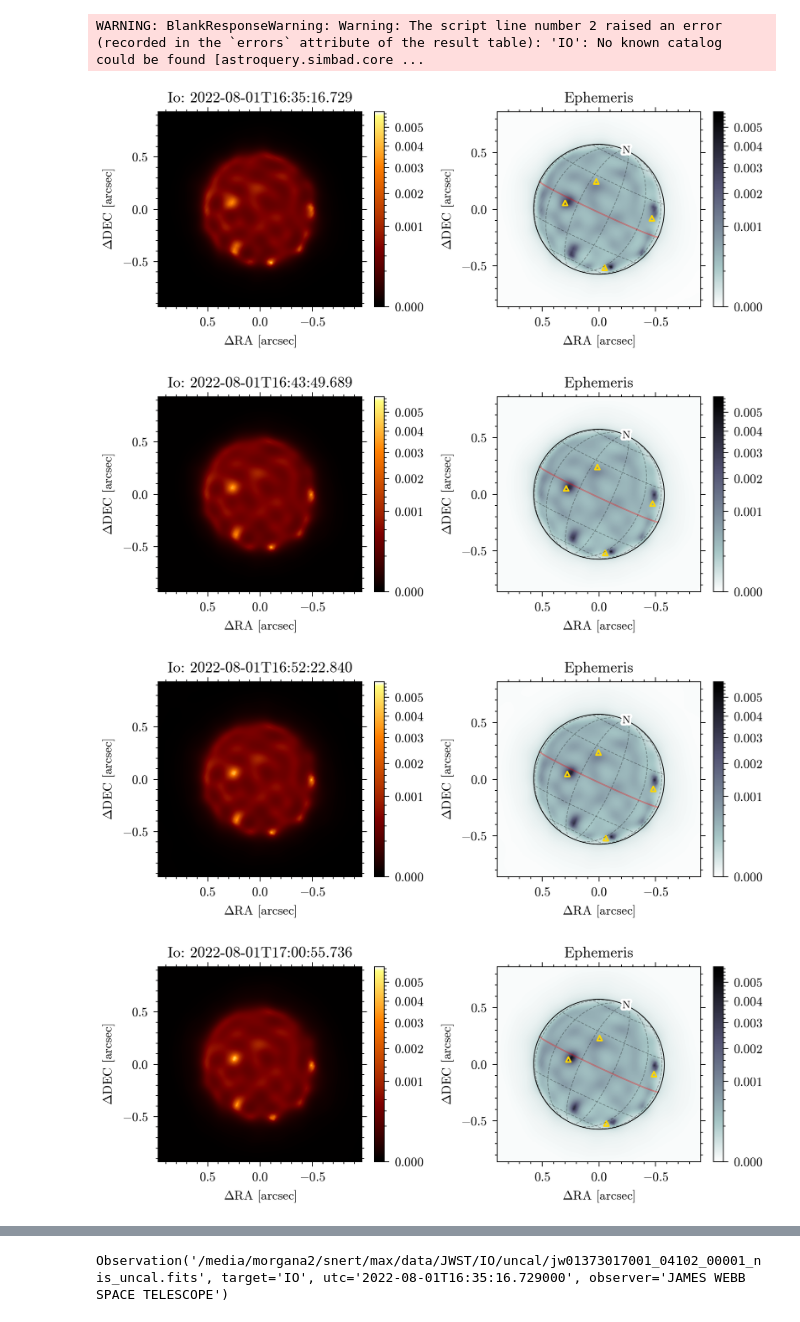
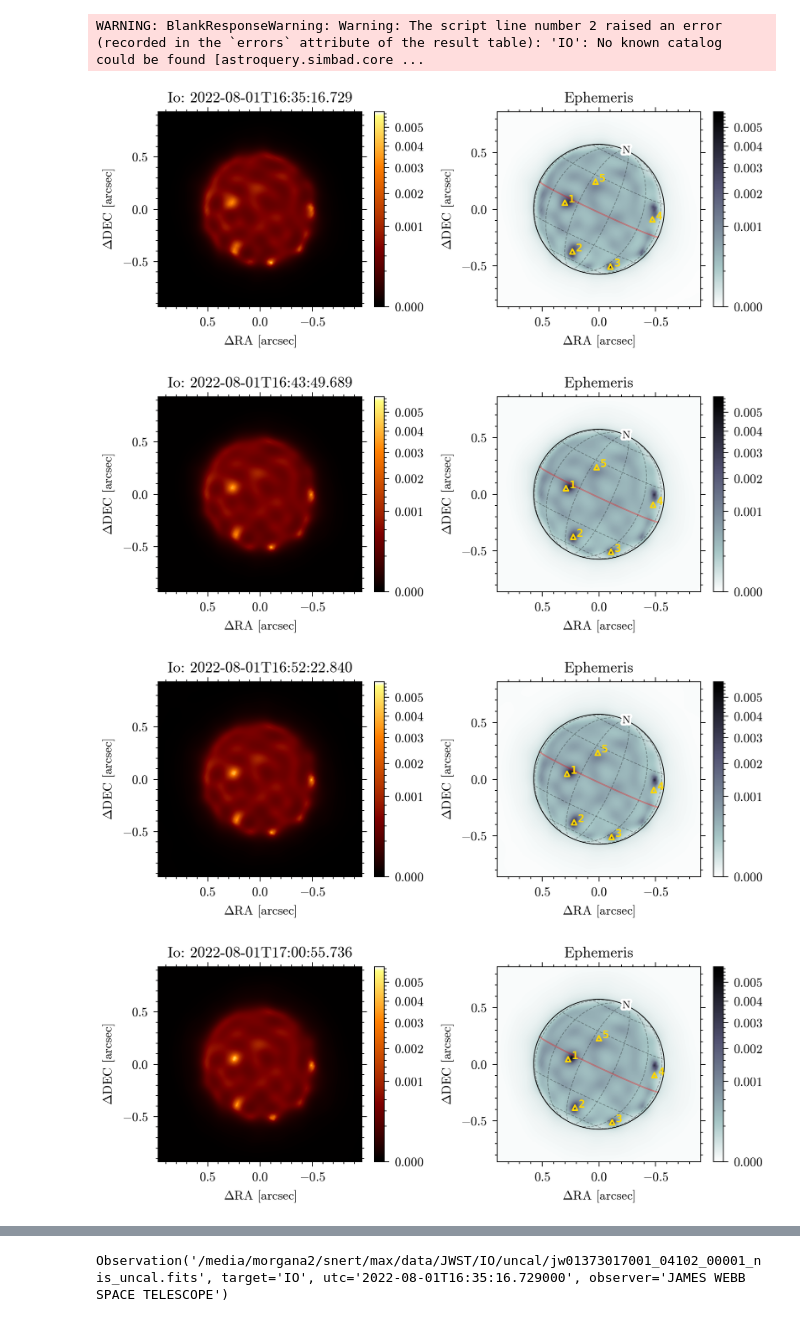
Before and after one commit to maxecharles/dorito_notebooks, a Jupyter notebook: io_ephemeris.ipynb, the cells around one changed output, grey strips where cells are left out. Drawn from its saved outputs; the diff is of its cells as text; code cells hidden in the pictures.

```diff
--- a/io_ephemeris.ipynb
+++ b/io_ephemeris.ipynb
@@ -205,13 +225,16 @@ import planetmapper
 import scipy
 
 features = {
-    "seth": (--131.67, -5.35),  # long [deg], lat [deg]
-    # "P197": (None, None),
-    "masubi": (--56.18, -49.6),
-    "leizi": (--46.16, 14.25),
-    "amirani": (--114.68, 24.46),
+    "seth": (132, -5.3),  # long [deg], lat [deg]
+    # "masubi": (--56.18, -49.6),
+    "P197": (108.8, -47.3),
+    "masubi": (52.6, -45),
+    "leizi": (44.93, 13.48),
+    # "leizi": (-315.074, 13.48),
+    "amirani": (115.2, 24.0),
     # "subobs": (--107.57361768, 2.60587485),
 }
+# https://iopscience.iop.org/article/10.3847/PSJ/ad4346/pdf
 
 
 def plot_io_with_ephemeris(
@@ -429,35 +452,54 @@ for exp, file in zip(sci_fits, sci_files):
         roll_angle_degrees=-rolls[exp.filename],
         translate=-center,
         scale=source_size / 75.0,
     )
 
     c1 = plot_io_with_ephemeris(
         ax[1],
         dist,
         pixel_scale=model.psf_pixel_scale / model.oversample,
         cmap="bone_ur",
         exp=exp,
         data_dir=uncal_path,
         vmax=io_peak_flux,
         points=list(features.values()),
         # contour=True,
         bg_color="white",
         power=0.5,
         translate=-center,
         roll_angle_degrees=-rolls[exp.filename],
         scale=source_size / 75.0,
     )
 
+    # Labelling volcanoes
+    coords = []
+    for artist in ax[1].collections:
+        if hasattr(artist, "get_offsets"):
+            coord = artist.get_offsets()[0]
+            coords.append(coord)
+
+    eps = 3e-2
+    for i, (x, y) in enumerate(coords):  # i should now correctly track the index
+        ax[1].text(
+            x - eps,
+            y,
+            f"{i+1}",
+            fontsize=7,
+            c="gold",
+            fontfamily="monospace",
+            fontweight="bold",
+        )  # Use i in the label
+
     fig.colorbar(c0)
     ax[0].set_title(f"Io: {time}")
     ax[1].set_title(f"Ephemeris")
     plt.tight_layout()
     fig.colorbar(c1, ax=ax[1])
-    # plt.savefig(output_path + f"{time}.png", dpi=300)
+    plt.savefig(output_path + f"{time}.png", dpi=300)
     # plt.close()
     plt.show()
 # %% [output]
-[figure, old version]
+[figure, new version]
-[figure, old version]
+[figure, new version]
-[figure, old version]
+[figure, new version]
-[figure, old version]
+[figure, new version]
```
Also changed, not shown: parts of 6 cells of this notebook, 2 other files.
